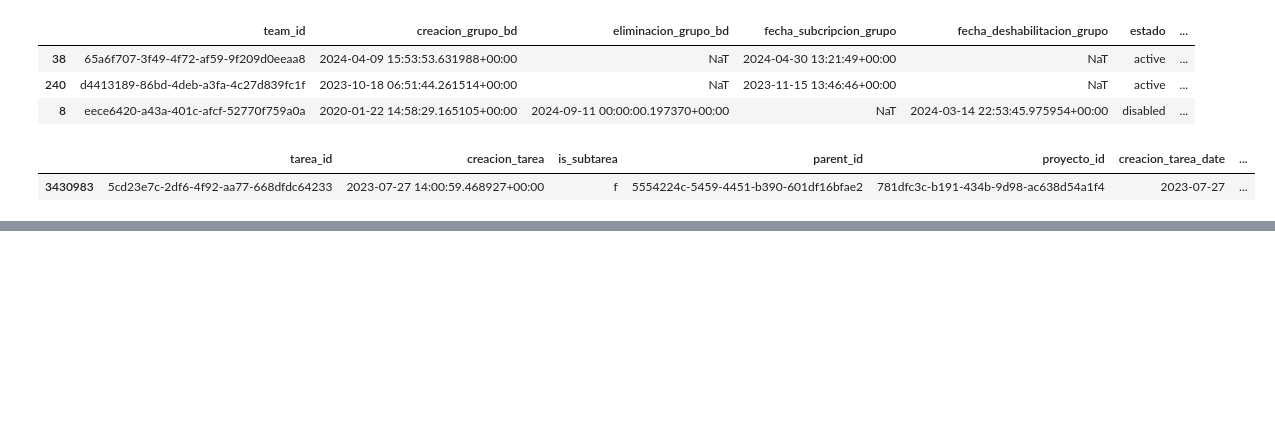
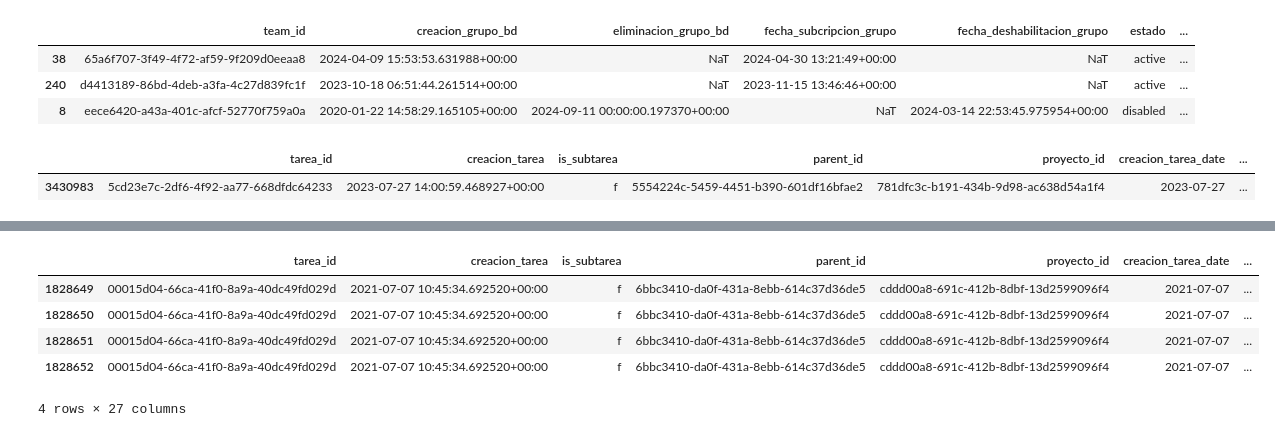
Before and after one commit to leodie1615/Proyecto-final-ciencia-datos, a Jupyter notebook: proyecto_final.ipynb, the cells around one changed output, grey strips where cells are left out. Saved outputs shown, nothing was run; the diff lists cells and outputs as text; code cells hidden in the pictures; blank space fills up the shorter version.

Commit message:
ajustes-creacion tabla maestra

```diff
--- a/proyecto_final.ipynb
+++ b/proyecto_final.ipynb
@@ -245,3 +245,12 @@ maestra_df = pd.merge(
 df=maestra_df[(maestra_df["proyecto_id"]=="cddd00a8-691c-412b-8dbf-13d2599096f4") & (tareas_empleados_projectos_df["tarea_id"]=="00015d04-66ca-41f0-8a9a-40dc49fd029d")].sort_values(by='creacion_tarea')
 # %%
 df.to_csv("maestra.csv",index=False, sep=';')
+# %%
+df
+# %% [output]
+|  | tarea_id | creacion_tarea | is_subtarea | parent_id | proyecto_id | creacion_tarea_date | ... |
+| 1828649 | 00015d04-66ca-41f0-8a9a-40dc49fd029d | 2021-07-07 10:45:34.692520+00:00 | f | 6bbc3410-da0f-431a-8ebb-614c37d36de5 | cddd00a8-691c-412b-8dbf-13d2599096f4 | 2021-07-07 | ... |
+| 1828650 | 00015d04-66ca-41f0-8a9a-40dc49fd029d | 2021-07-07 10:45:34.692520+00:00 | f | 6bbc3410-da0f-431a-8ebb-614c37d36de5 | cddd00a8-691c-412b-8dbf-13d2599096f4 | 2021-07-07 | ... |
+| 1828651 | 00015d04-66ca-41f0-8a9a-40dc49fd029d | 2021-07-07 10:45:34.692520+00:00 | f | 6bbc3410-da0f-431a-8ebb-614c37d36de5 | cddd00a8-691c-412b-8dbf-13d2599096f4 | 2021-07-07 | ... |
+| 1828652 | 00015d04-66ca-41f0-8a9a-40dc49fd029d | 2021-07-07 10:45:34.692520+00:00 | f | 6bbc3410-da0f-431a-8ebb-614c37d36de5 | cddd00a8-691c-412b-8dbf-13d2599096f4 | 2021-07-07 | ... |
+4 rows × 27 columns
```
